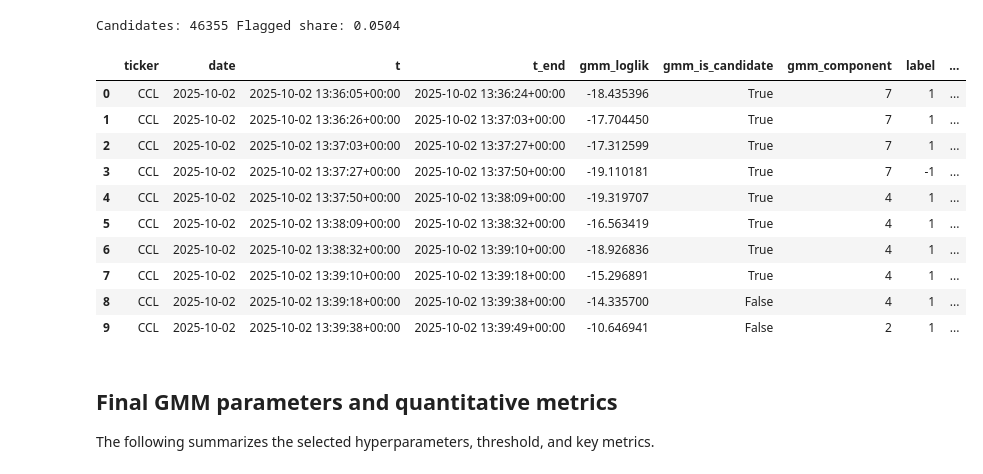
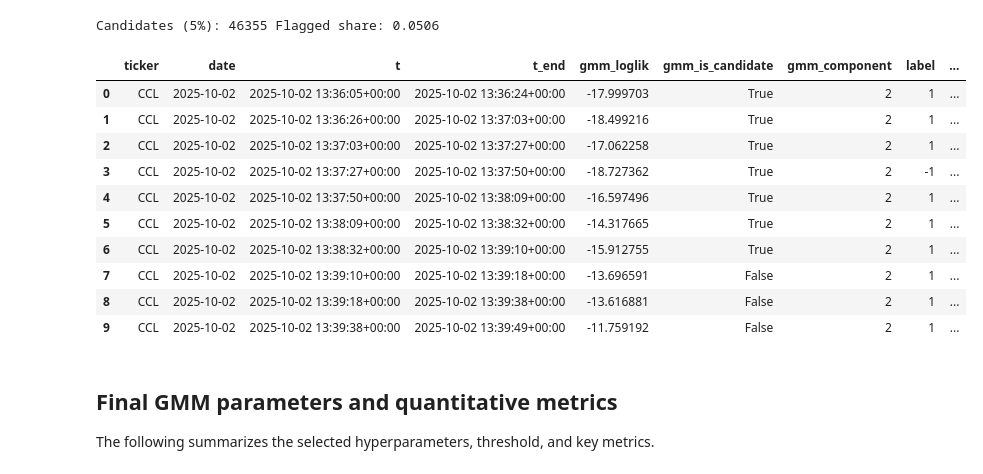
Before and after one commit to dman4703/cs4641-131-project, a Jupyter notebook: notebooks/gmm.ipynb, the cells around one changed output. Drawn from its saved outputs; the diff is of its cells as text; code cells hidden in the pictures.

```diff
--- a/notebooks/gmm.ipynb
+++ b/notebooks/gmm.ipynb
@@ -190,28 +250,28 @@ paths
  'scaler_path': 'models\\gmm_scaler.joblib',
  'config_path': 'models\\gmm_config.json'}
 # %%
-# Quick look at candidates persisted for RF
+# Quick look at 5% candidates persisted for RF
 
-cand_path = "data/processed/gmm_candidates.parquet"
+cand_path = "data/gmm/gmm_candidates_5pct.parquet"
 if os.path.exists(cand_path):
     cands = pd.read_parquet(cand_path)
-    print("Candidates:", len(cands), "Flagged share:", round(cands['gmm_is_candidate'].mean(), 4))
+    print("Candidates (5%):", len(cands), "Flagged share:", round(cands['gmm_is_candidate'].mean(), 4))
     display(cands.head(10))
 else:
     print("Candidates file not found:", cand_path)
 # %% [output]
-Candidates: 46355 Flagged share: 0.0504
+Candidates (5%): 46355 Flagged share: 0.0506
 |  | ticker | date | t | t_end | gmm_loglik | gmm_is_candidate | gmm_component | label | ... |
-| 0 | CCL | 2025-10-02 | 2025-10-02 13:36:05+00:00 | 2025-10-02 13:36:24+00:00 | -18.435396 | True | 7 | 1 | ... |
-| 1 | CCL | 2025-10-02 | 2025-10-02 13:36:26+00:00 | 2025-10-02 13:37:03+00:00 | -17.704450 | True | 7 | 1 | ... |
-| 2 | CCL | 2025-10-02 | 2025-10-02 13:37:03+00:00 | 2025-10-02 13:37:27+00:00 | -17.312599 | True | 7 | 1 | ... |
-| 3 | CCL | 2025-10-02 | 2025-10-02 13:37:27+00:00 | 2025-10-02 13:37:50+00:00 | -19.110181 | True | 7 | -1 | ... |
-| 4 | CCL | 2025-10-02 | 2025-10-02 13:37:50+00:00 | 2025-10-02 13:38:09+00:00 | -19.319707 | True | 4 | 1 | ... |
-| 5 | CCL | 2025-10-02 | 2025-10-02 13:38:09+00:00 | 2025-10-02 13:38:32+00:00 | -16.563419 | True | 4 | 1 | ... |
-| 6 | CCL | 2025-10-02 | 2025-10-02 13:38:32+00:00 | 2025-10-02 13:39:10+00:00 | -18.926836 | True | 4 | 1 | ... |
-| 7 | CCL | 2025-10-02 | 2025-10-02 13:39:10+00:00 | 2025-10-02 13:39:18+00:00 | -15.296891 | True | 4 | 1 | ... |
-| 8 | CCL | 2025-10-02 | 2025-10-02 13:39:18+00:00 | 2025-10-02 13:39:38+00:00 | -14.335700 | False | 4 | 1 | ... |
-| 9 | CCL | 2025-10-02 | 2025-10-02 13:39:38+00:00 | 2025-10-02 13:39:49+00:00 | -10.646941 | False | 2 | 1 | ... |
+| 0 | CCL | 2025-10-02 | 2025-10-02 13:36:05+00:00 | 2025-10-02 13:36:24+00:00 | -17.999703 | True | 2 | 1 | ... |
+| 1 | CCL | 2025-10-02 | 2025-10-02 13:36:26+00:00 | 2025-10-02 13:37:03+00:00 | -18.499216 | True | 2 | 1 | ... |
+| 2 | CCL | 2025-10-02 | 2025-10-02 13:37:03+00:00 | 2025-10-02 13:37:27+00:00 | -17.062258 | True | 2 | 1 | ... |
+| 3 | CCL | 2025-10-02 | 2025-10-02 13:37:27+00:00 | 2025-10-02 13:37:50+00:00 | -18.727362 | True | 2 | -1 | ... |
+| 4 | CCL | 2025-10-02 | 2025-10-02 13:37:50+00:00 | 2025-10-02 13:38:09+00:00 | -16.597496 | True | 2 | 1 | ... |
+| 5 | CCL | 2025-10-02 | 2025-10-02 13:38:09+00:00 | 2025-10-02 13:38:32+00:00 | -14.317665 | True | 2 | 1 | ... |
+| 6 | CCL | 2025-10-02 | 2025-10-02 13:38:32+00:00 | 2025-10-02 13:39:10+00:00 | -15.912755 | True | 2 | 1 | ... |
+| 7 | CCL | 2025-10-02 | 2025-10-02 13:39:10+00:00 | 2025-10-02 13:39:18+00:00 | -13.696591 | False | 2 | 1 | ... |
+| 8 | CCL | 2025-10-02 | 2025-10-02 13:39:18+00:00 | 2025-10-02 13:39:38+00:00 | -13.616881 | False | 2 | 1 | ... |
+| 9 | CCL | 2025-10-02 | 2025-10-02 13:39:38+00:00 | 2025-10-02 13:39:49+00:00 | -11.759192 | False | 2 | 1 | ... |
 # %% [markdown]
 ## Final GMM parameters and quantitative metrics
 
```
Also changed, not shown: parts of 16 cells of this notebook, 25 other files.
